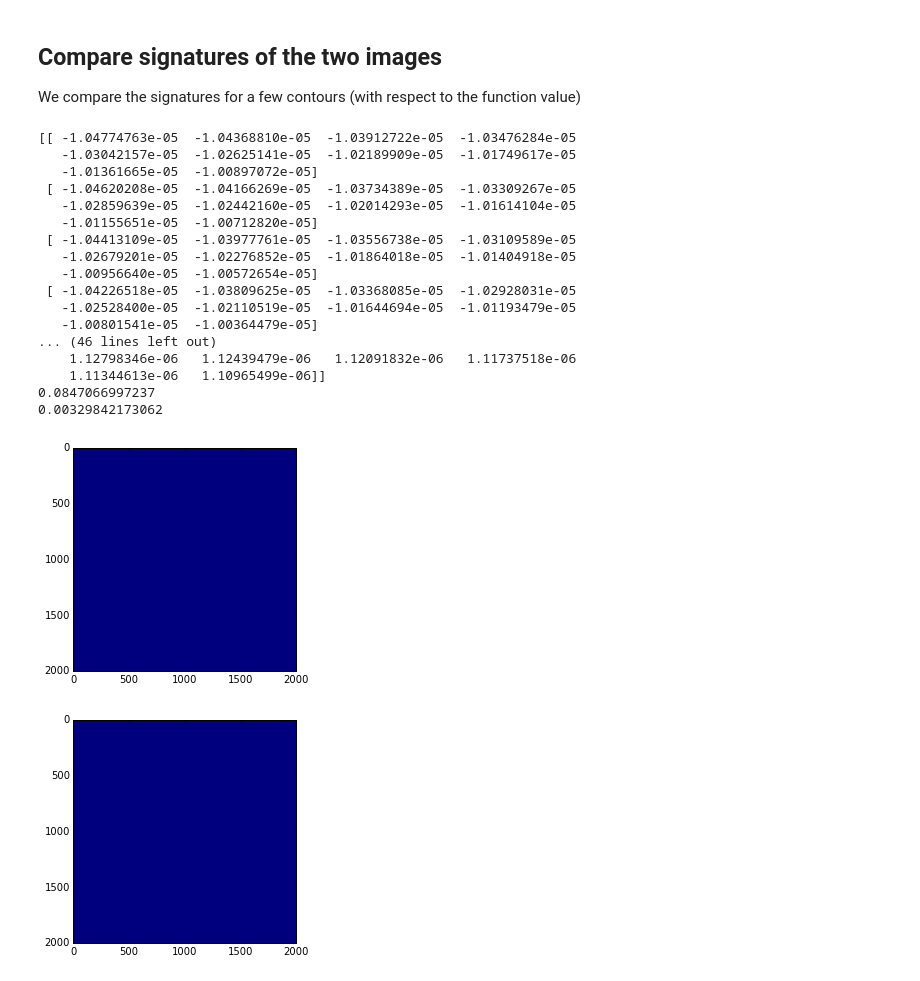
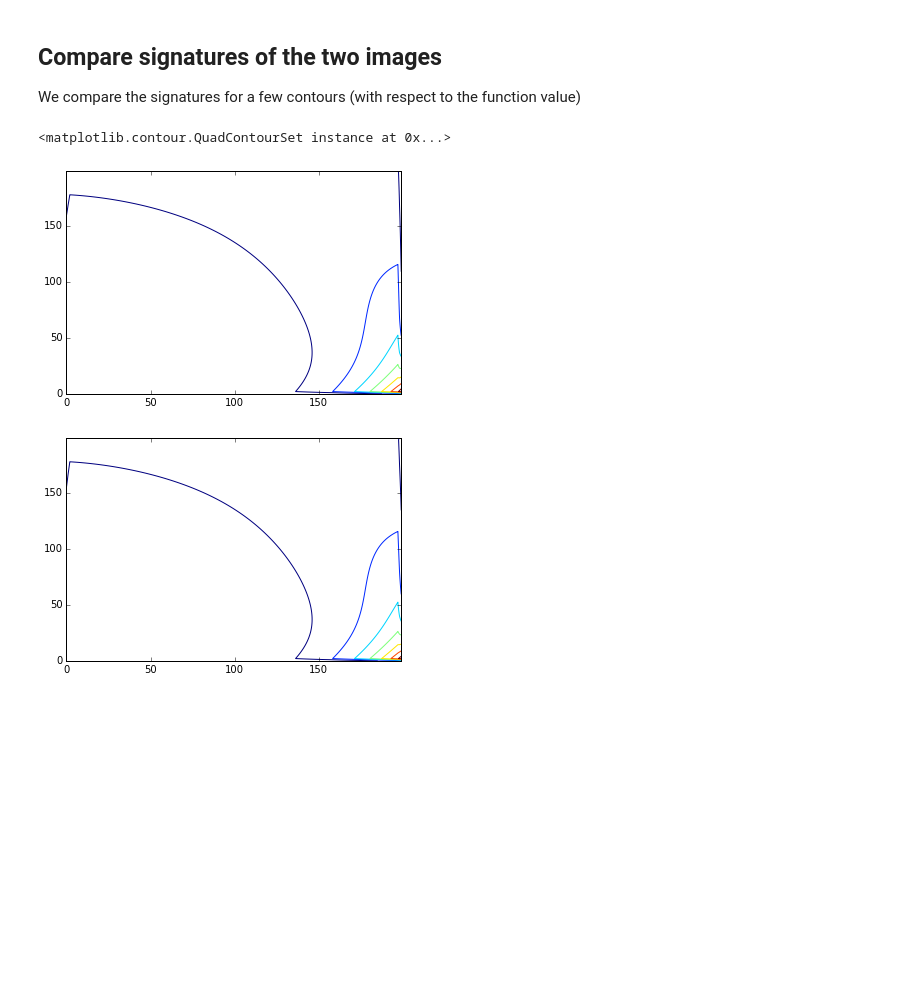
Before and after one commit to rgbrown/invariants, a Jupyter notebook: Grayscale Invariants.ipynb, the cells around one changed output. Cells and saved outputs as stored; diff of their text form; code cells hidden in the pictures; blank space fills up the shorter version.

```diff
--- a/Grayscale Invariants.ipynb
+++ b/Grayscale Invariants.ipynb
@@ -9,6 +9,7 @@ from numpy.random import rand, randn
 # Grayscale Invars
 # %%
 def GSinvars(F,h=1):
+    """ For Euclidean group """
     Fx, Fy = np.gradient(F, h)
     Fxx, Fxy = np.gradient(Fx, h)
     Fyx, Fyy = np.gradient(Fy, h)
@@ -20,9 +21,6 @@ def GSinvars(F,h=1):
 
     I3t = I3/I1 - 2*I2*I4/(I1*I1) + I2*I2/I1
     I4t = I4/(I1*np.sqrt(I1)) - I2/np.sqrt(I1)
-
-    #I3t = I3/I1 - 2*I2*I4/(I1*I1) + I2*I2/(I1*I1)
-    #I4t = I4/I1 - I2/np.sqrt(I1)
 
     return I1, I2, I3t, I4t
 
@@ -106,56 +105,3 @@ axarr[1].set_xlabel('After transformation')
 # %% [markdown]
 ## Compare signatures of the two images
 We compare the signatures for a few contours (with respect to the function value)
-# %%
-dum0,dum1,I3t,I4t = GSinvars(F0, h)
-dum0,dum1,I3ta,I4ta = GSinvars(F2, h)
-#contour_levels = [0.25, 0.5, 0.75, 1]
-
-#print np.where(np.abs(I3t-I3ta)>0.01)
-print I3t[20:30,20:30] - I3ta[20:30,20:30]
-print I4t[:10,:10] - I4ta[:10,:10]
-
-#I3t = np.where(I3t==np.inf,0,I3t)
-#I3ta = np.where(I3ta==np.inf,0,I3ta)
-#I4t = np.where(I4t==np.inf,0,I4t)
-#I4ta = np.where(I4ta==np.inf,0,I4ta)
-
-print np.mean(np.abs(I3t-I3ta))
-print np.mean(np.abs(I4t-I4ta))
-
-plt.figure()
-plt.imshow(np.abs(I3t-I3ta))
-
-plt.figure()
-plt.imshow(np.abs(I4t-I4ta))
-
-
-def normalise(I):
-    I = I - np.min(I)
-    I = I/np.max(I)
-    return I
-
-#print normalise(I4t)
-#plt.figure()
-#plt.imshow(normalise(I3t))
-#plt.contour(I3ta, I4ta,color='red')
-# %% [output]
-[[ -1.04774763e-05  -1.04368810e-05  -1.03912722e-05  -1.03476284e-05
-   -1.03042157e-05  -1.02625141e-05  -1.02189909e-05  -1.01749617e-05
-   -1.01361665e-05  -1.00897072e-05]
- [ -1.04620208e-05  -1.04166269e-05  -1.03734389e-05  -1.03309267e-05
-   -1.02859639e-05  -1.02442160e-05  -1.02014293e-05  -1.01614104e-05
-   -1.01155651e-05  -1.00712820e-05]
- [ -1.04413109e-05  -1.03977761e-05  -1.03556738e-05  -1.03109589e-05
-   -1.02679201e-05  -1.02276852e-05  -1.01864018e-05  -1.01404918e-05
-   -1.00956640e-05  -1.00572654e-05]
- [ -1.04226518e-05  -1.03809625e-05  -1.03368085e-05  -1.02928031e-05
-   -1.02528400e-05  -1.02110519e-05  -1.01644694e-05  -1.01193479e-05
-   -1.00801541e-05  -1.00364479e-05]
-... (46 lines left out)
-    1.12798346e-06   1.12439479e-06   1.12091832e-06   1.11737518e-06
-    1.11344613e-06   1.10965499e-06]]
-0.0847066997237
-0.00329842173062
-[figure, removed]
-[figure, removed]
@@ -162,3 +111,11 @@ def normalise(I):
+# %%
+plt.contour(I3ta,color='red')
+plt.figure()
+plt.contour(I3t,color='blue')
+# %% [output]
+<matplotlib.contour.QuadContourSet instance at 0x...>
+[figure, added]
+[figure, added]
 # %%
 F2 = F0+0.2
 Fx, Fy = np.gradient(F0, h)
```
Also changed, not shown: parts of 5 cells of this notebook, 26 other files.
